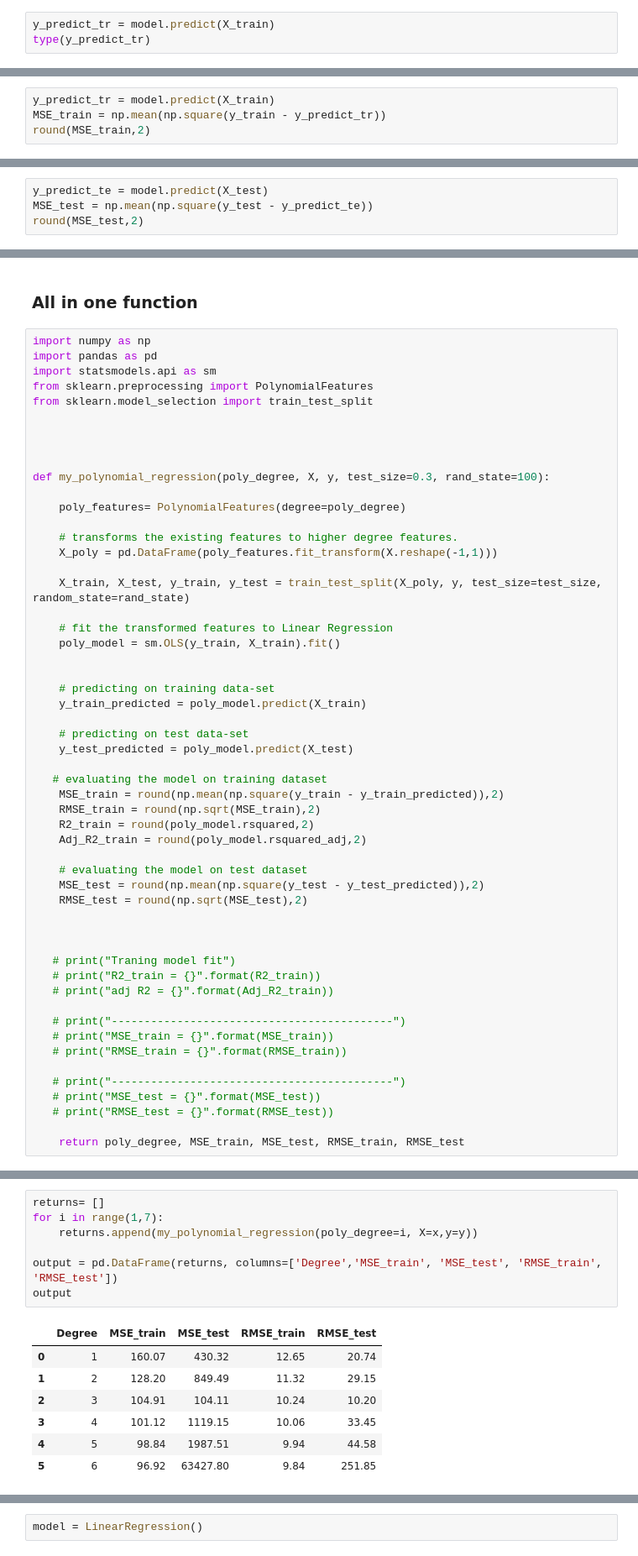
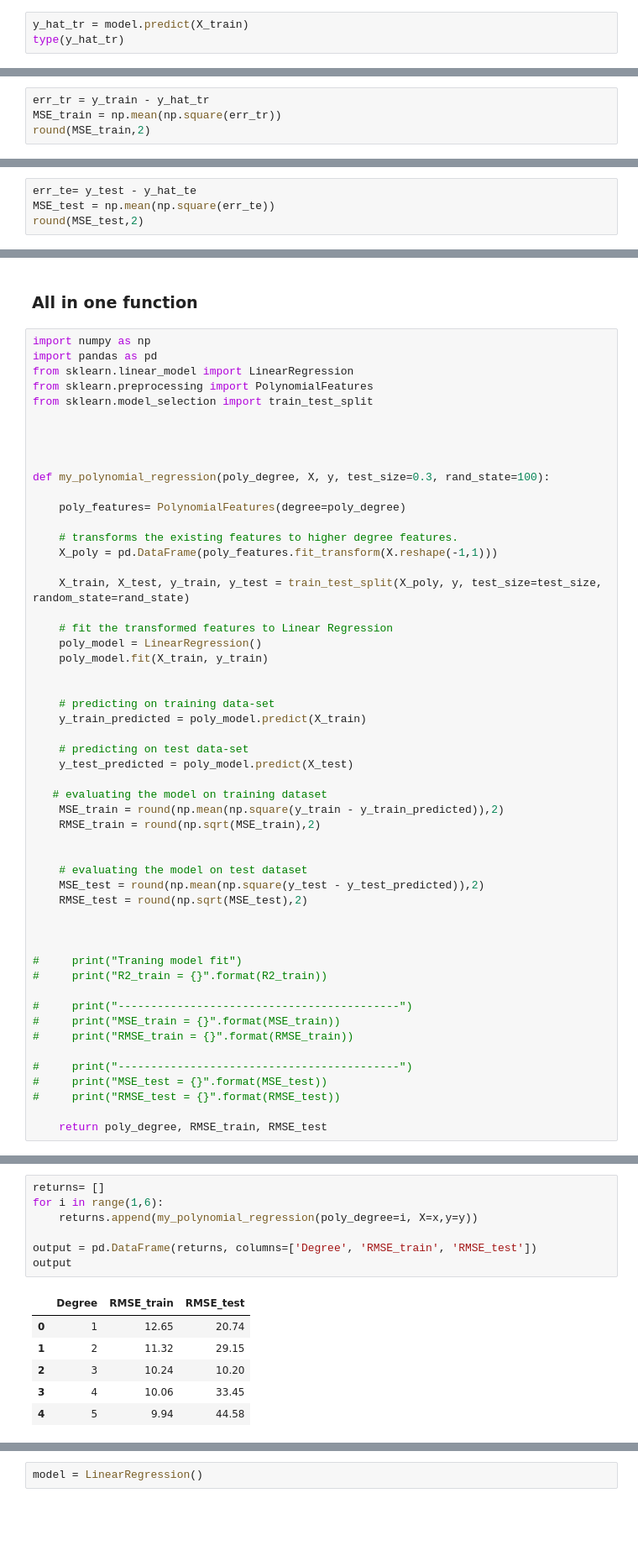
Before and after one commit to PJalgotrader/ML-USU-SP21, a Jupyter notebook: Classes/Class 7- Polynomial regression/polynomial_reg.ipynb, the cells around one changed output, grey strips where cells are left out. Shown at 84% size. Saved outputs shown, nothing was run; the diff lists cells and outputs as text; blank space fills up the shorter version.

```diff
--- a/Classes/Class 7- Polynomial regression/polynomial_reg.ipynb
+++ b/Classes/Class 7- Polynomial regression/polynomial_reg.ipynb
@@ -107,6 +97,6 @@ Warnings:
 # %% [markdown]
 ### Plotting the train data regression function
 # %%
-y_predict_tr = model.predict(X_train)
-type(y_predict_tr)
+y_hat_tr = model.predict(X_train)
+type(y_hat_tr)
 # %% [output]
@@ -133,7 +131,7 @@ plt.show()
 # %% [markdown]
 ###  comparing the MSE_train and MSE_test
 # %%
-y_predict_tr = model.predict(X_train)
-MSE_train = np.mean(np.square(y_train - y_predict_tr))
+err_tr = y_train - y_hat_tr
+MSE_train = np.mean(np.square(err_tr))
 round(MSE_train,2)
 # %% [output]
@@ -141,5 +139,5 @@ round(MSE_train,2)
 # %%
-y_predict_te = model.predict(X_test)
-MSE_test = np.mean(np.square(y_test - y_predict_te))
+err_te= y_test - y_hat_te
+MSE_test = np.mean(np.square(err_te))
 round(MSE_test,2)
 # %% [output]
@@ -149,7 +147,7 @@ round(MSE_test,2)
 # %%
 import numpy as np
 import pandas as pd
-import statsmodels.api as sm
+from sklearn.linear_model import LinearRegression
 from sklearn.preprocessing import PolynomialFeatures
 from sklearn.model_selection import train_test_split
 
@@ -166,7 +164,8 @@ def my_polynomial_regression(poly_degree, X, y, test_size=0.3, rand_state=100):
     X_train, X_test, y_train, y_test = train_test_split(X_poly, y, test_size=test_size, random_state=rand_state)
 
     # fit the transformed features to Linear Regression
-    poly_model = sm.OLS(y_train, X_train).fit()
+    poly_model = LinearRegression()
+    poly_model.fit(X_train, y_train)
 
 
     # predicting on training data-set
@@ -178,8 +177,7 @@ def my_polynomial_regression(poly_degree, X, y, test_size=0.3, rand_state=100):
    # evaluating the model on training dataset
     MSE_train = round(np.mean(np.square(y_train - y_train_predicted)),2)
     RMSE_train = round(np.sqrt(MSE_train),2)
-    R2_train = round(poly_model.rsquared,2)
-    Adj_R2_train = round(poly_model.rsquared_adj,2)
+
 
     # evaluating the model on test dataset
     MSE_test = round(np.mean(np.square(y_test - y_test_predicted)),2)
@@ -187,16 +185,15 @@ def my_polynomial_regression(poly_degree, X, y, test_size=0.3, rand_state=100):
 
 
 
-   # print("Traning model fit")
-   # print("R2_train = {}".format(R2_train))
-   # print("adj R2 = {}".format(Adj_R2_train))
+#     print("Traning model fit")
+#     print("R2_train = {}".format(R2_train))
 
-   # print("-------------------------------------------")
-   # print("MSE_train = {}".format(MSE_train))
-   # print("RMSE_train = {}".format(RMSE_train))
+#     print("-------------------------------------------")
+#     print("MSE_train = {}".format(MSE_train))
+#     print("RMSE_train = {}".format(RMSE_train))
 
-   # print("-------------------------------------------")
-   # print("MSE_test = {}".format(MSE_test))
-   # print("RMSE_test = {}".format(RMSE_test))
+#     print("-------------------------------------------")
+#     print("MSE_test = {}".format(MSE_test))
+#     print("RMSE_test = {}".format(RMSE_test))
 
-    return poly_degree, MSE_train, MSE_test, RMSE_train, RMSE_test
+    return poly_degree, RMSE_train, RMSE_test
@@ -231,15 +208,14 @@ returns
 # %%
 returns= []
-for i in range(1,7):
+for i in range(1,6):
     returns.append(my_polynomial_regression(poly_degree=i, X=x,y=y))
 
-output = pd.DataFrame(returns, columns=['Degree','MSE_train', 'MSE_test', 'RMSE_train', 'RMSE_test'])
+output = pd.DataFrame(returns, columns=['Degree', 'RMSE_train', 'RMSE_test'])
 output
 # %% [output]
-|  | Degree | MSE_train | MSE_test | RMSE_train | RMSE_test |
-| 0 | 1 | 160.07 | 430.32 | 12.65 | 20.74 |
-| 1 | 2 | 128.20 | 849.49 | 11.32 | 29.15 |
-| 2 | 3 | 104.91 | 104.11 | 10.24 | 10.20 |
-| 3 | 4 | 101.12 | 1119.15 | 10.06 | 33.45 |
-| 4 | 5 | 98.84 | 1987.51 | 9.94 | 44.58 |
-| 5 | 6 | 96.92 | 63427.80 | 9.84 | 251.85 |
+|  | Degree | RMSE_train | RMSE_test |
+| 0 | 1 | 12.65 | 20.74 |
+| 1 | 2 | 11.32 | 29.15 |
+| 2 | 3 | 10.24 | 10.20 |
+| 3 | 4 | 10.06 | 33.45 |
+| 4 | 5 | 9.94 | 44.58 |
```
Also changed, not shown: parts of 47 cells of this notebook, 1 other file.
